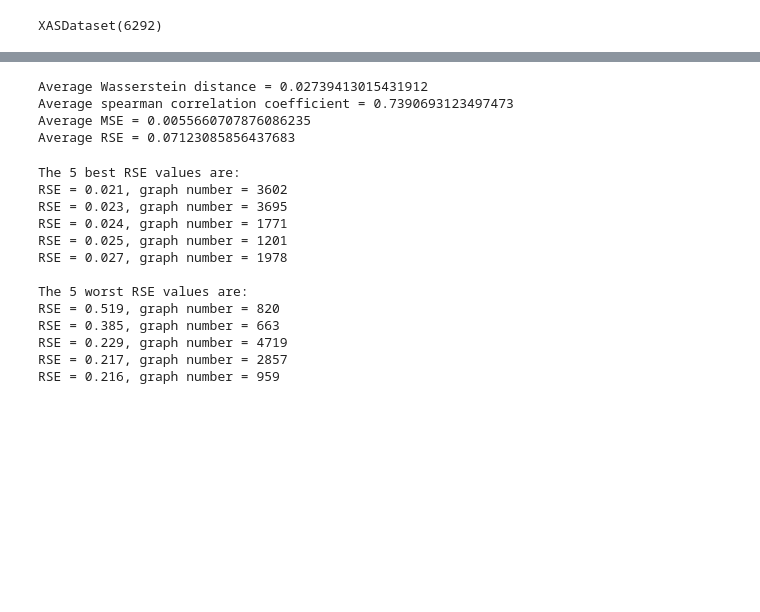
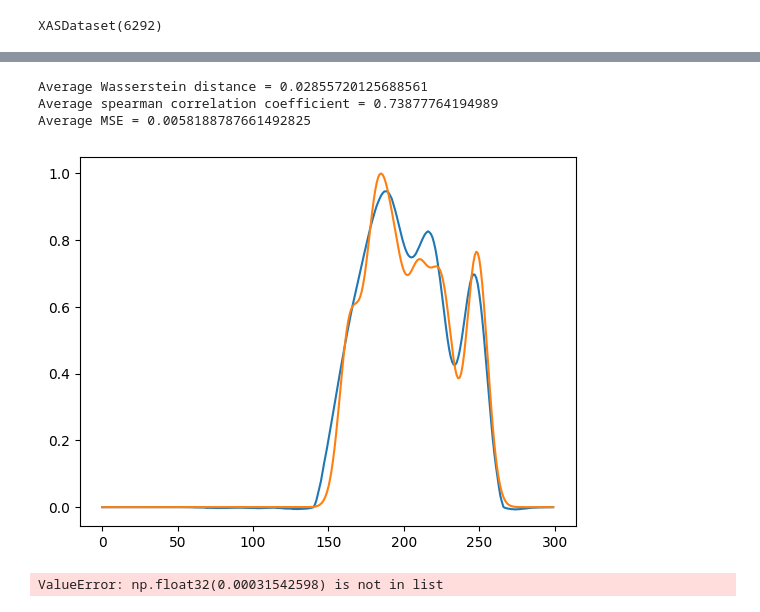
Before and after one commit to sam-j-hall/QM9_charge, a Jupyter notebook: test.ipynb, the cells around one changed output, grey strips where cells are left out. Drawn from its saved outputs; the diff is of its cells as text; code cells hidden in the pictures; blank space fills up the shorter version.

```diff
--- a/test.ipynb
+++ b/test.ipynb
@@ -97,8 +129,8 @@ for x in range(len(predict)):
     mse_temp = mean_squared_error(true[x], predict[x])
     mse.append(mse_temp)
     # RSE
-    rse_temp = calculate_rse(true[x], predict[x])
-    rse.append(rse_temp)
+    # rse_temp = calculate_rse(true[x], predict[x])
+    # rse.append(rse_temp)
     # Spearman coefficient
     spear_temp = spearmanr(true[x], predict[x])
     spear.append(spear_temp[0])
@@ -106,19 +138,24 @@ for x in range(len(predict)):
 ave_wasser = sum(wasser) / len(wasser)
 ave_spear = sum(spear) / len(spear)
 ave_mse = sum(mse) / len(mse)
-ave_rse = sum(rse) / len(rse)
+# ave_rse = sum(rse) / len(rse)
 
 print(f"Average Wasserstein distance = {ave_wasser}")
 print(f'Average spearman correlation coefficient = {ave_spear}')
 print(f"Average MSE = {ave_mse}")
-print(f'Average RSE = {ave_rse}')
+# print(f'Average RSE = {ave_rse}')
 # %% [output]
-Average Wasserstein distance = 0.02739413015431912
-Average spearman correlation coefficient = 0.7390693123497473
-Average MSE = 0.0055660707876086235
-Average RSE = 0.07123085856437683
+Average Wasserstein distance = 0.02855720125688561
+Average spearman correlation coefficient = 0.73877764194989
+Average MSE = 0.0058188787661492825
+# %%
+plt.plot(predict[2])
+plt.plot(true[2])
+plt.show()
+# %% [output]
+[figure, added]
 # %%
-rank_rse = hq.nsmallest(6292, rse)
+rank_rse = hq.nsmallest(6292, mse)
 
 rank_graph = []
 
@@ -135,19 +172,7 @@ print('The 5 worst RSE values are:')
 for x in range(-1, -6, -1):
     print(f'RSE = {rank_rse[x]:.3f}, graph number = {rank_graph[x]}')
 # %% [output]
-The 5 best RSE values are:
-RSE = 0.021, graph number = 3602
-RSE = 0.023, graph number = 3695
-RSE = 0.024, graph number = 1771
-RSE = 0.025, graph number = 1201
-RSE = 0.027, graph number = 1978
-
-The 5 worst RSE values are:
-RSE = 0.519, graph number = 820
-RSE = 0.385, graph number = 663
-RSE = 0.229, graph number = 4719
-RSE = 0.217, graph number = 2857
-RSE = 0.216, graph number = 959
+ValueError: np.float32(0.00031542598) is not in list
 # %%
 # --- Plot best spectra prediction
 p1 = bokeh_spectra(predict[rank_graph[0]], true[rank_graph[0]])
```
Also changed, not shown: parts of 12 cells of this notebook, 1 other file.
